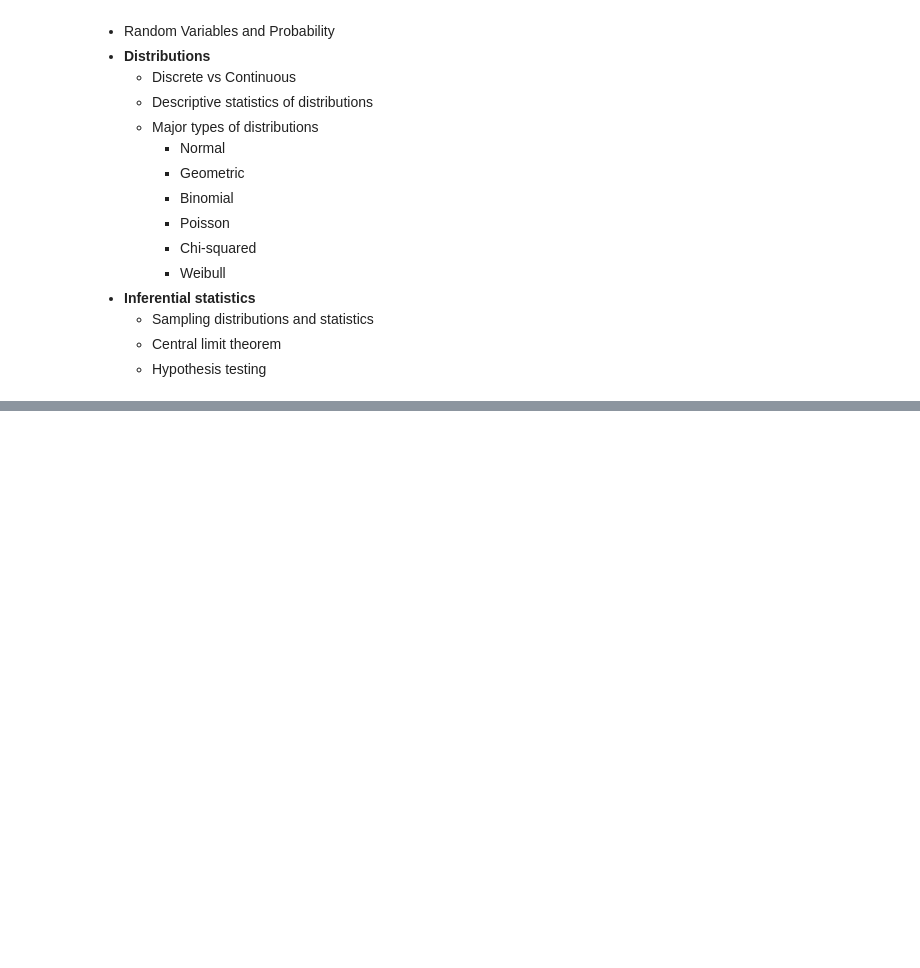
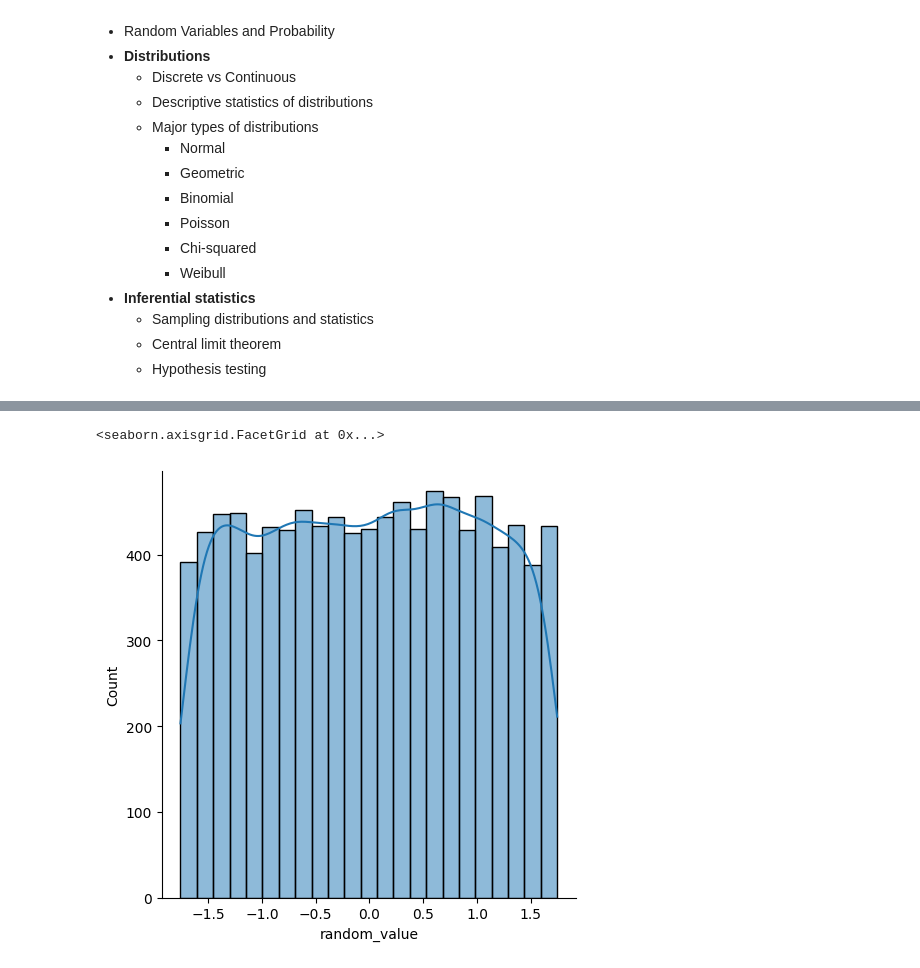
Before and after one commit to sawubona-repo/BINA-FS24-WORK, a Jupyter notebook: LB04-DescriptiveStatistics/Python/Python_JUPYTER_Descriptive_Statistics.ipynb, the cells around one changed output, grey strips where cells are left out. Cells and saved outputs as stored; diff of their text form; code cells hidden in the pictures; blank space fills up the shorter version.

```diff
--- a/LB04-DescriptiveStatistics/Python/Python_JUPYTER_Descriptive_Statistics.ipynb
+++ b/LB04-DescriptiveStatistics/Python/Python_JUPYTER_Descriptive_Statistics.ipynb
@@ -789,0 +972,11 @@ Some of the topics in descriptive statistics to look forward to are
+# %%
+
+# apply the z-score method in Pandas using the .mean() and .std() methods
+def z_score(df):
+    # copy the dataframe
+    df_std = df.copy()
+    # apply the z-score method
+    for column in df_std.columns:
+        df_std[column] = (df_std[column] - df_std[column].mean()) / df_std[column].std()
+
+    return df_std
@@ -789,0 +992,5 @@ Some of the topics in descriptive statistics to look forward to are
+# %%
+# call the z_score function
+df_z_scale = z_score(df)
+
+df_z_scale.head()
@@ -789,0 +1004,5 @@ Some of the topics in descriptive statistics to look forward to are
+# %%
+sns.displot(df_z_scale, x="random_value", kde=True)
+# %% [output]
+<seaborn.axisgrid.FacetGrid at 0x...>
+[figure, added]
```
Also changed, not shown: parts of 38 cells of this notebook.
